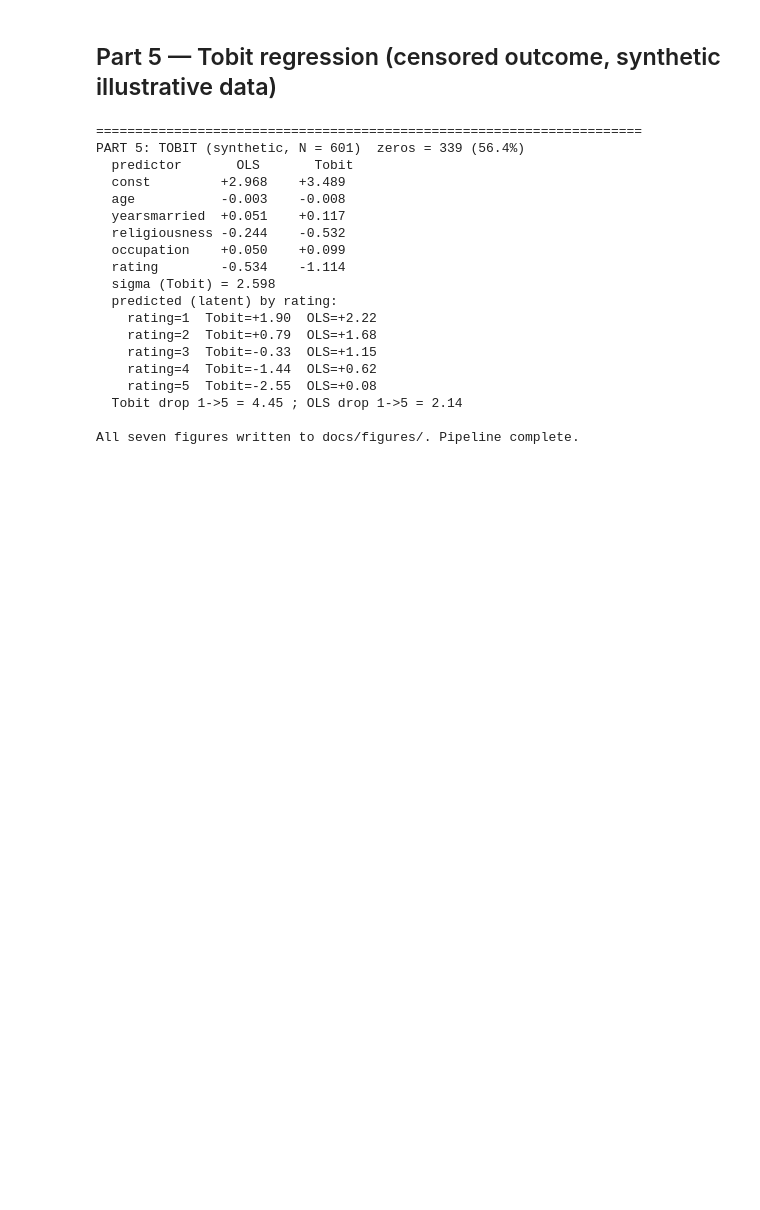
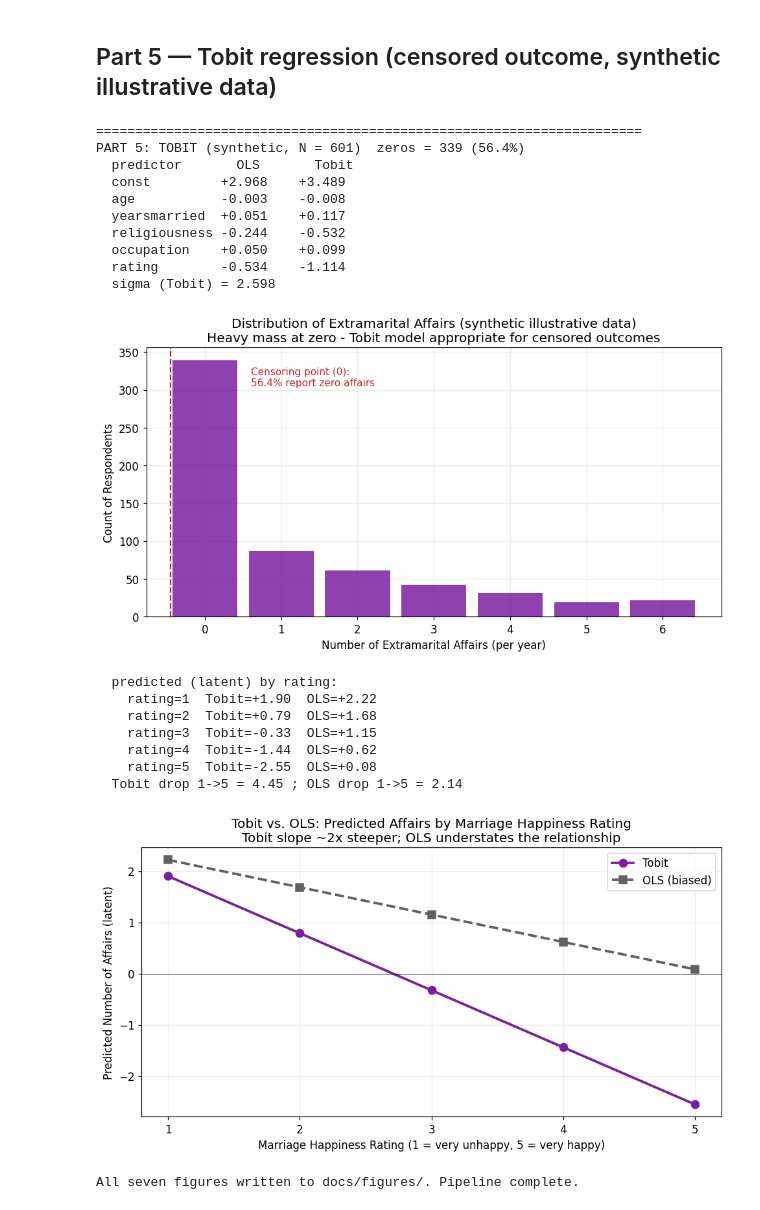
Before and after one commit to skabone/applied-research-portfolio, a Jupyter notebook: 15_Advanced_Regression_Methods/03_Analysis.ipynb, the cells around one changed output. Drawn from its saved outputs; the diff is of its cells as text; code cells hidden in the pictures; blank space fills up the shorter version.

Commit message:
Rebuild project 15 regression analysis pipeline

```diff
--- a/15_Advanced_Regression_Methods/03_Analysis.ipynb
+++ b/15_Advanced_Regression_Methods/03_Analysis.ipynb
@@ -373,7 +392,7 @@ ax.set_title("Distribution of Extramarital Affairs (synthetic illustrative data)
              "Heavy mass at zero - Tobit model appropriate for censored outcomes")
 ax.set_xlabel("Number of Extramarital Affairs (per year)")
 ax.set_ylabel("Count of Respondents")
-fig.tight_layout(); fig.savefig(os.path.join(FIG, "fig06-tobit-affairs-dist.png")); plt.close(fig)
+fig.tight_layout(); fig.savefig(os.path.join(FIG, "fig06-tobit-affairs-dist.png")); plt.show()
 
 # --- Figure 7: Tobit vs OLS predicted latent affairs across marriage rating,
 # all other predictors held at their sample means. ---
@@ -386,40 +405,41 @@ grid = np.column_stack([np.ones(5), np.repeat(means["age"], 5),
 pred_tobit = grid @ tb[:-1]
 pred_ols = grid @ ols_aff.params
 print("  predicted (latent) by rating:")
 for r, t, o in zip(ratings, pred_tobit, pred_ols):
     print("    rating=%d  Tobit=%+.2f  OLS=%+.2f" % (r, t, o))
 print("  Tobit drop 1->5 = %.2f ; OLS drop 1->5 = %.2f"
       % (pred_tobit[0] - pred_tobit[4], pred_ols[0] - pred_ols[4]))
 
 fig, ax = plt.subplots(figsize=(9, 5))
 ax.plot(ratings, pred_tobit, "-o", color=C_PURPLE, lw=2.5, ms=8, label="Tobit")
 ax.plot(ratings, pred_ols, "--s", color=C_GREY, lw=2.5, ms=8, label="OLS (biased)")
 ax.axhline(0, color="black", lw=0.6)
 ax.set_title("Tobit vs. OLS: Predicted Affairs by Marriage Happiness Rating\n"
              "Tobit slope ~2x steeper; OLS understates the relationship")
 ax.set_xlabel("Marriage Happiness Rating (1 = very unhappy, 5 = very happy)")
 ax.set_ylabel("Predicted Number of Affairs (latent)")
 ax.set_xticks(ratings); ax.legend()
-fig.tight_layout(); fig.savefig(os.path.join(FIG, "fig07-tobit-predicted.png")); plt.close(fig)
+fig.tight_layout(); fig.savefig(os.path.join(FIG, "fig07-tobit-predicted.png")); plt.show()
 
 print("\nAll seven figures written to docs/figures/. Pipeline complete.")
 # %% [output]
 ======================================================================
 PART 5: TOBIT (synthetic, N = 601)  zeros = 339 (56.4%)
   predictor       OLS       Tobit
   const         +2.968    +3.489
   age           -0.003    -0.008
   yearsmarried  +0.051    +0.117
   religiousness -0.244    -0.532
   occupation    +0.050    +0.099
   rating        -0.534    -1.114
   sigma (Tobit) = 2.598
-  predicted (latent) by rating:
-    rating=1  Tobit=+1.90  OLS=+2.22
-    rating=2  Tobit=+0.79  OLS=+1.68
-    rating=3  Tobit=-0.33  OLS=+1.15
-    rating=4  Tobit=-1.44  OLS=+0.62
-    rating=5  Tobit=-2.55  OLS=+0.08
-  Tobit drop 1->5 = 4.45 ; OLS drop 1->5 = 2.14
-
-All seven figures written to docs/figures/. Pipeline complete.
+[figure, added]
+  predicted (latent) by rating:
+    rating=1  Tobit=+1.90  OLS=+2.22
+    rating=2  Tobit=+0.79  OLS=+1.68
+    rating=3  Tobit=-0.33  OLS=+1.15
+    rating=4  Tobit=-1.44  OLS=+0.62
+    rating=5  Tobit=-2.55  OLS=+0.08
+  Tobit drop 1->5 = 4.45 ; OLS drop 1->5 = 2.14
+[figure, added]
+All seven figures written to docs/figures/. Pipeline complete.
```
Also changed, not shown: parts of 5 cells of this notebook, 2 other files.
